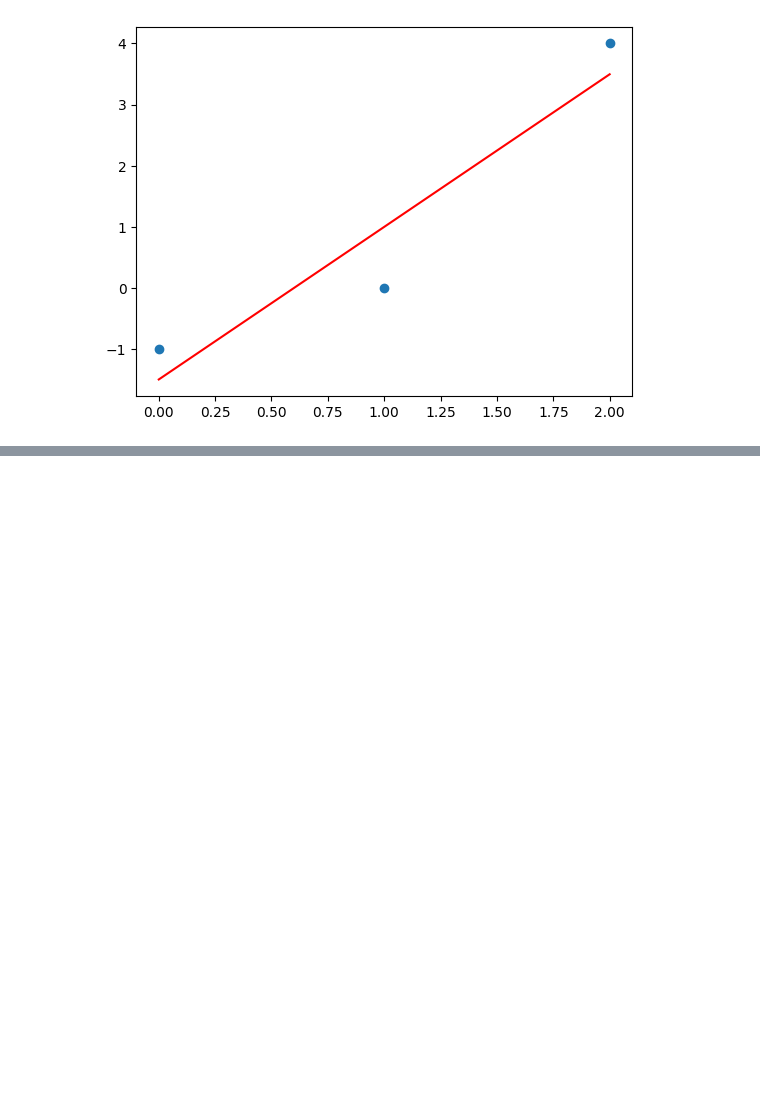
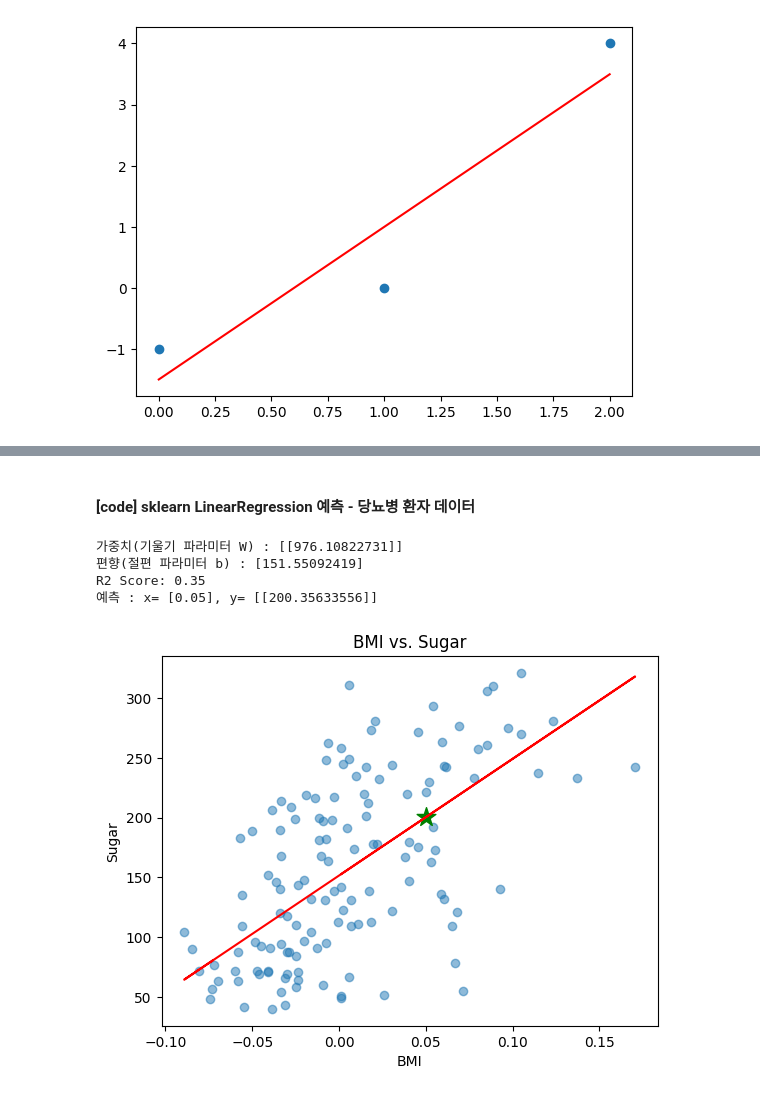
Before and after one commit to sohicode/ai_basics, a Jupyter notebook: machine_learning/ml_Regression_LinearRegression.ipynb, the cells around one changed output, grey strips where cells are left out. Cells and saved outputs as stored; diff of their text form; code cells hidden in the pictures; blank space fills up the shorter version.

```diff
--- a/machine_learning/ml_Regression_LinearRegression.ipynb
+++ b/machine_learning/ml_Regression_LinearRegression.ipynb
@@ -408,0 +520,54 @@ plt.show()
+# %% [markdown]
+#### [code] sklearn LinearRegression 예측 - 당뇨병 환자 데이터
+# %%
+from sklearn.datasets import load_diabetes
+from sklearn.linear_model import LinearRegression
+from sklearn.model_selection import train_test_split
+from sklearn import metrics
+from sklearn.metrics import explained_variance_score, mean_squared_error, mean_absolute_error, r2_score
+from sklearn.preprocessing import MinMaxScaler
+import matplotlib.pyplot as plt
+
+# 데이터셋 로드
+diabetes = load_diabetes()
+
+# BMI와 혈당 데이터 추출
+X = diabetes.data[:, 2].reshape(-1, 1)
+y = diabetes.target.reshape(-1, 1)
+
+# 전체 데이터를 학습 데이터와 테스트 데이터를 (70:30) 비율로 분할함
+seed = 42
+X_train, X_test, y_train, y_test = train_test_split(X, y, test_size=0.30,
+                                                    random_state=seed, shuffle=False)
+
+# 선형회귀 모델 학습
+reg = LinearRegression()
+reg.fit(X_train, y_train)
+
+# 정확도를 계산함
+y_pred = reg.predict(X_test)
+scores = r2_score(y_test, y_pred)
+
+print("가중치(기울기 파라미터 W) :", reg.coef_)
+print("편향(절편 파라미터 b) :", reg.intercept_)
+print("R2 Score: {:.2f}".format( scores ))
+
+# 회귀선 그리기
+plt.scatter(X_test, y_test, alpha=0.5)
+plt.plot(X_test, y_pred, color='red')
+plt.title('BMI vs. Sugar')
+plt.xlabel('BMI')
+plt.ylabel('Sugar')
+
+# 예측
+x_pred = 0.05
+print("예측 : x= ["+str(x_pred)+"], y=", reg.predict([[x_pred]]))
+plt.scatter([[x_pred]], reg.predict([[x_pred]]), color='green', s=200, marker = '*')
+
+plt.show()
+# %% [output]
+가중치(기울기 파라미터 W) : [[976.10822731]]
+편향(절편 파라미터 b) : [151.55092419]
+R2 Score: 0.35
+예측 : x= [0.05], y= [[200.35633556]]
+[figure, added]
```
Also changed, not shown: parts of 11 cells of this notebook, 2 other files.
